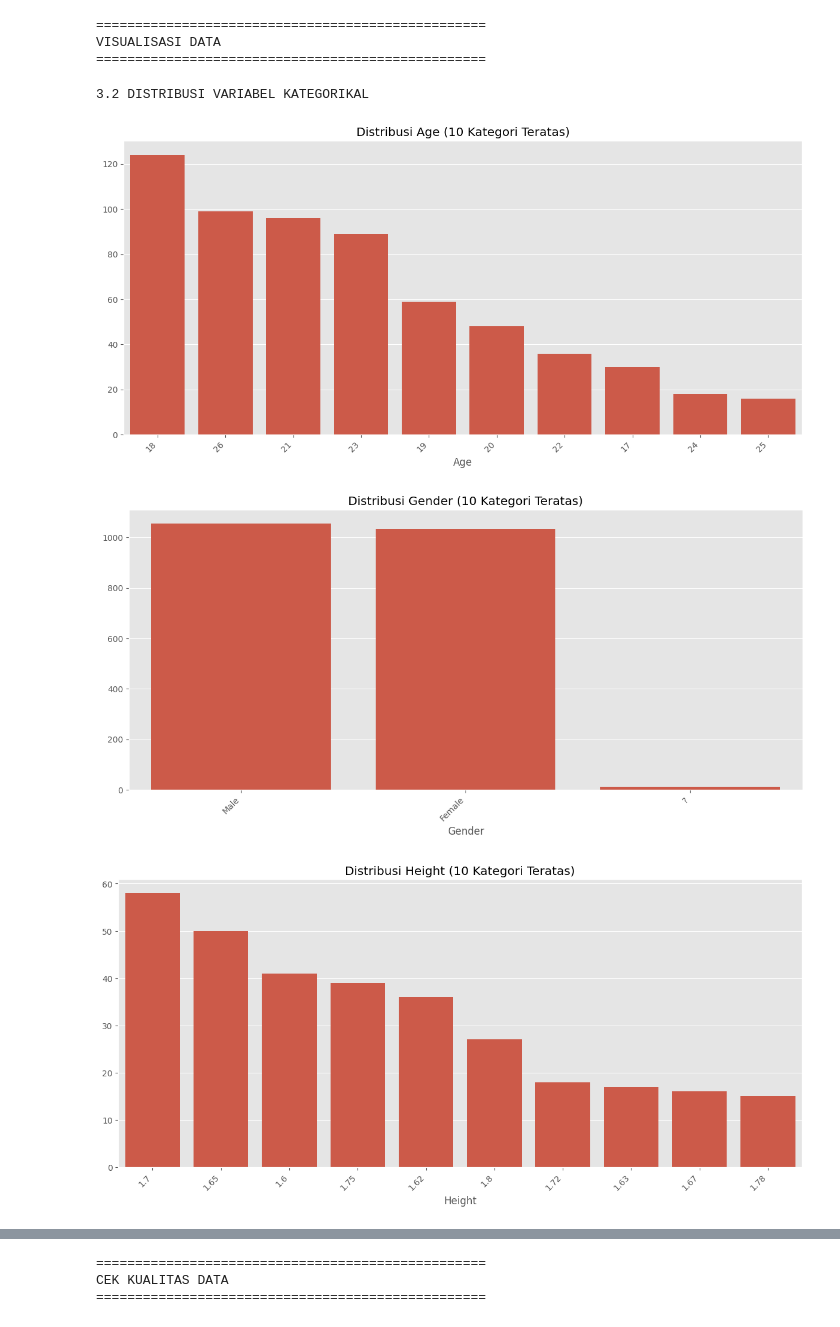
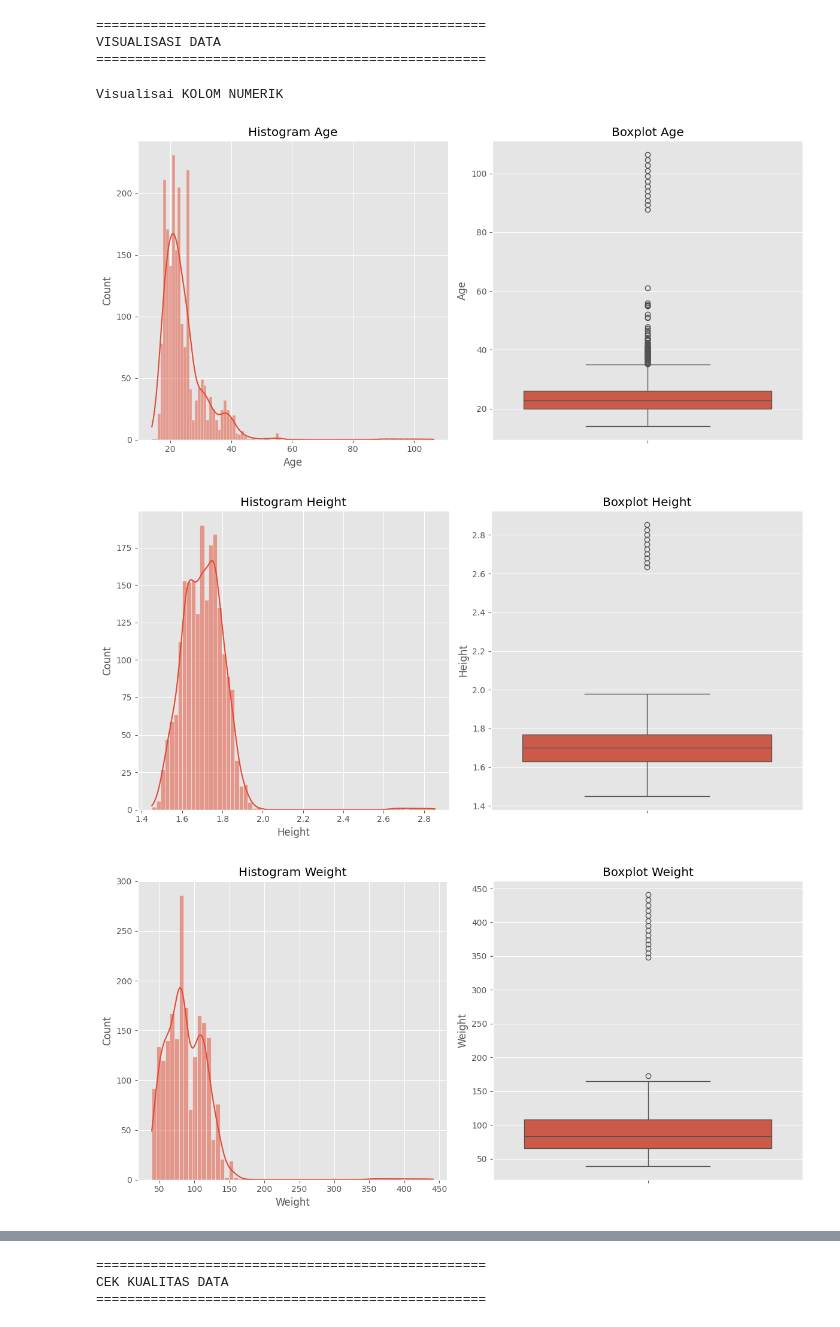
Before and after one commit to Ashief1707/Capstone_Project, a Jupyter notebook: main.ipynb, the cells around one changed output, grey strips where cells are left out. Saved outputs shown, nothing was run; the diff lists cells and outputs as text; code cells hidden in the pictures.

```diff
--- a/main.ipynb
+++ b/main.ipynb
@@ -51,7 +51,11 @@ Jumlah baris: 2111
 Jumlah kolom: 17
 Nama kolom: Age, Gender, Height, Weight, CALC, FAVC, FCVC, NCP, SCC, SMOKE, CH2O, family_history_with_overweight, FAF, TUE, CAEC, MTRANS, NObeyesdad
 # %%
-# Deskripsi dan tipe data
-print("\n2.3 TIPE DATA:")
+# Tipe data
+df = df.replace('?', np.nan)
+kolom_numerik = ['Age', 'Height', 'Weight', 'FCVC', 'NCP', 'CH2O', 'FAF', 'TUE']
+for kol in kolom_numerik:
+    df[kol] = pd.to_numeric(df[kol], errors='coerce')
+print("\nTIPE DATA:")
 print(df.dtypes)
 # %% [output]
@@ -99,9 +102,0 @@ freq                     1572             351
-# %%
-# Untuk kolom kategorikal
-categorical_cols = df.select_dtypes(include=['object']).columns
-if len(categorical_cols) > 0:
-    print("\n2.5 DESKRIPSI DATA KATEGORIKAL:")
-    for col in categorical_cols:
-        print(f"\nKolom: {col}")
-        print(df[col].value_counts())
-        print(f"Jumlah nilai unik: {df[col].nunique()}")
@@ -137,23 +114,26 @@ VISUALISASI DATA
 plt.style.use('ggplot')
 plt.rcParams['figure.figsize'] = (14, 8)
 # %%
-# 3.1 Distribusi variabel kategorikal
-if len(categorical_cols) > 0:
-    print("\n3.2 DISTRIBUSI VARIABEL KATEGORIKAL")
+# Visualisasi kolom numerik
+print("\nVisualisai KOLOM NUMERIK")
+for i, col in enumerate(kolom_numerik):
+    plt.figure(figsize=(12, 6))
 
-    # Hanya tampilkan 6 variabel kategorikal pertama (jika ada)
-    for i, col in enumerate(categorical_cols[:min(6, len(categorical_cols))]):
-        plt.figure(figsize=(12, 6))
-        top_categories = df[col].value_counts().head(10)  # Ambil 10 kategori teratas
-        sns.barplot(x=top_categories.index, y=top_categories.values)
-        plt.title(f'Distribusi {col} (10 Kategori Teratas)')
-        plt.xticks(rotation=45, ha='right')
-        plt.tight_layout()
-        file_path = os.path.join('Assets/distribusi_kategorikal', f'distribusi_{col}.png')
-        plt.savefig(file_path)
-        plt.show()
+    plt.subplot(1, 2, 1)
+    sns.histplot(data=df, x=col, kde=True)
+    plt.title(f'Histogram {col}')
+
+    plt.subplot(1, 2, 2)
+    sns.boxplot(data=df, y=col)
+    plt.title(f'Boxplot {col}')
+
+    plt.tight_layout()
+    file_path = os.path.join('Assets/visualisasi_data/kolom_numerik', f'distribusi_{col}.png')
+
+    plt.savefig(file_path)
+    plt.show()
 # %% [output]
-3.2 DISTRIBUSI VARIABEL KATEGORIKAL
+Visualisai KOLOM NUMERIK
-[figure, old version]
+[figure, new version]
-[figure, old version]
+[figure, new version]
-[figure, old version]
+[figure, new version]
```
Also changed, not shown: parts of 24 cells of this notebook, 49 other files.
